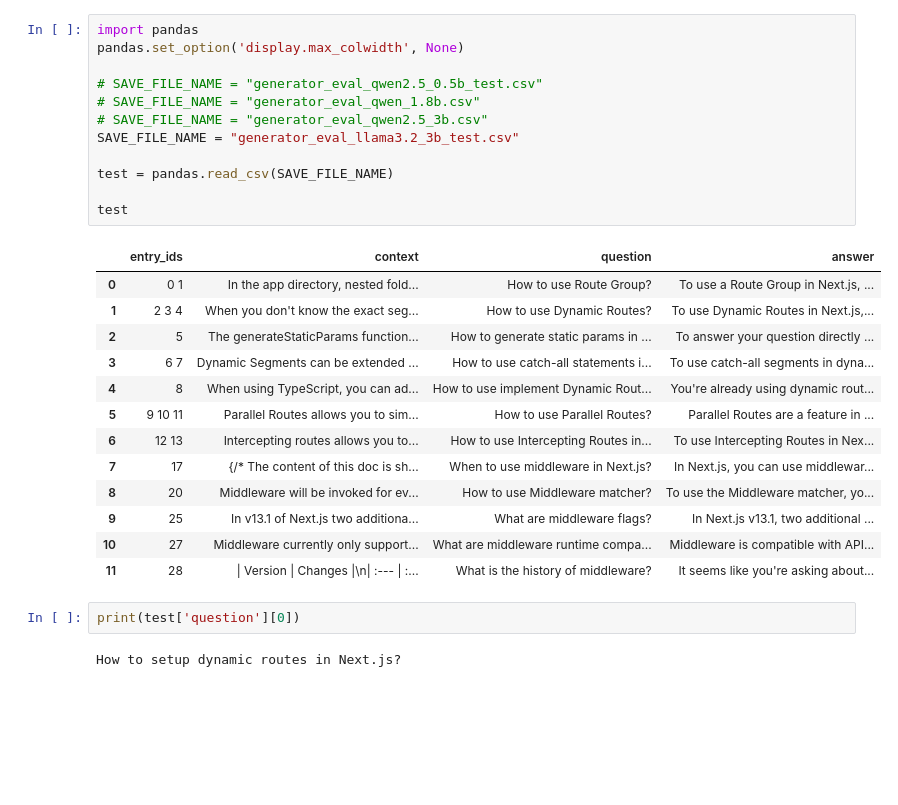
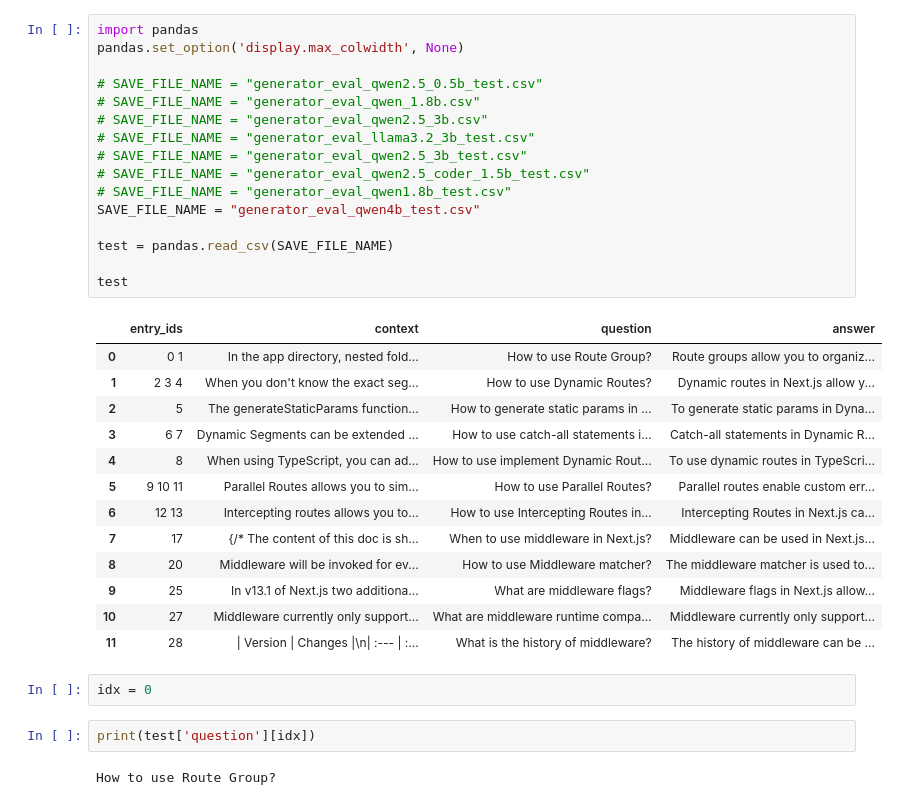
Before and after one commit to PhucLe03/RAG-Project, a Jupyter notebook: generator_eval/generator_eval_view.ipynb, the cells around one changed output. Cells and saved outputs as stored; diff of their text form; blank space fills up the shorter version.

```diff
--- a/generator_eval/generator_eval_view.ipynb
+++ b/generator_eval/generator_eval_view.ipynb
@@ -1,31 +1,37 @@
 # %%
 import pandas
 pandas.set_option('display.max_colwidth', None)
 
 # SAVE_FILE_NAME = "generator_eval_qwen2.5_0.5b_test.csv"
 # SAVE_FILE_NAME = "generator_eval_qwen_1.8b.csv"
 # SAVE_FILE_NAME = "generator_eval_qwen2.5_3b.csv"
-SAVE_FILE_NAME = "generator_eval_llama3.2_3b_test.csv"
+# SAVE_FILE_NAME = "generator_eval_llama3.2_3b_test.csv"
+# SAVE_FILE_NAME = "generator_eval_qwen2.5_3b_test.csv"
+# SAVE_FILE_NAME = "generator_eval_qwen2.5_coder_1.5b_test.csv"
+# SAVE_FILE_NAME = "generator_eval_qwen1.8b_test.csv"
+SAVE_FILE_NAME = "generator_eval_qwen4b_test.csv"
 
 test = pandas.read_csv(SAVE_FILE_NAME)
 
 test
 # %% [output]
 |  | entry_ids | context | question | answer |
-| 0 | 0 1 | In the app directory, nested fold... | How to use Route Group? | To use a Route Group in Next.js, ... |
-| 1 | 2 3 4 | When you don't know the exact seg... | How to use Dynamic Routes? | To use Dynamic Routes in Next.js,... |
-| 2 | 5 | The generateStaticParams function... | How to generate static params in ... | To answer your question directly ... |
-| 3 | 6 7 | Dynamic Segments can be extended ... | How to use catch-all statements i... | To use catch-all segments in dyna... |
-| 4 | 8 | When using TypeScript, you can ad... | How to use implement Dynamic Rout... | You're already using dynamic rout... |
-| 5 | 9 10 11 | Parallel Routes allows you to sim... | How to use Parallel Routes? | Parallel Routes are a feature in ... |
-| 6 | 12 13 | Intercepting routes allows you to... | How to use Intercepting Routes in... | To use Intercepting Routes in Nex... |
-| 7 | 17 | {/* The content of this doc is sh... | When to use middleware in Next.js? | In Next.js, you can use middlewar... |
-| 8 | 20 | Middleware will be invoked for ev... | How to use Middleware matcher? | To use the Middleware matcher, yo... |
-| 9 | 25 | In v13.1 of Next.js two additiona... | What are middleware flags? | In Next.js v13.1, two additional ... |
-| 10 | 27 | Middleware currently only support... | What are middleware runtime compa... | Middleware is compatible with API... |
-| 11 | 28 | | Version | Changes |\n| :--- | :... | What is the history of middleware? | It seems like you're asking about... |
+| 0 | 0 1 | In the app directory, nested fold... | How to use Route Group? | Route groups allow you to organiz... |
+| 1 | 2 3 4 | When you don't know the exact seg... | How to use Dynamic Routes? | Dynamic routes in Next.js allow y... |
+| 2 | 5 | The generateStaticParams function... | How to generate static params in ... | To generate static params in Dyna... |
+| 3 | 6 7 | Dynamic Segments can be extended ... | How to use catch-all statements i... | Catch-all statements in Dynamic R... |
+| 4 | 8 | When using TypeScript, you can ad... | How to use implement Dynamic Rout... | To use dynamic routes in TypeScri... |
+| 5 | 9 10 11 | Parallel Routes allows you to sim... | How to use Parallel Routes? | Parallel routes enable custom err... |
+| 6 | 12 13 | Intercepting routes allows you to... | How to use Intercepting Routes in... | Intercepting Routes in Next.js ca... |
+| 7 | 17 | {/* The content of this doc is sh... | When to use middleware in Next.js? | Middleware can be used in Next.js... |
+| 8 | 20 | Middleware will be invoked for ev... | How to use Middleware matcher? | The middleware matcher is used to... |
+| 9 | 25 | In v13.1 of Next.js two additiona... | What are middleware flags? | Middleware flags in Next.js allow... |
+| 10 | 27 | Middleware currently only support... | What are middleware runtime compa... | Middleware currently only support... |
+| 11 | 28 | | Version | Changes |\n| :--- | :... | What is the history of middleware? | The history of middleware can be ... |
+# %%
+idx = 0
 # %%
-print(test['question'][0])
+print(test['question'][idx])
 # %% [output]
-How to setup dynamic routes in Next.js?
+How to use Route Group?
 # %%
```
Also changed, not shown: parts of 2 cells of this notebook, 5 other files.
